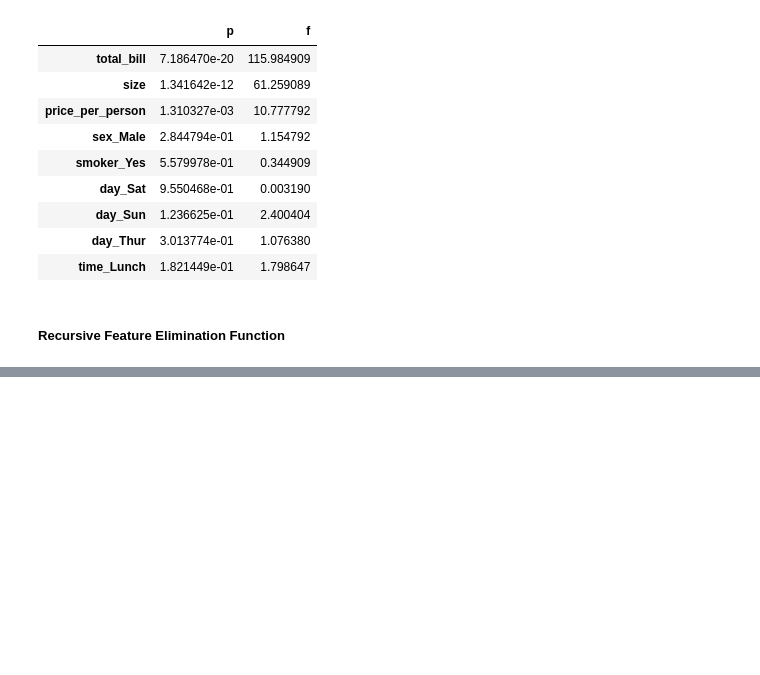
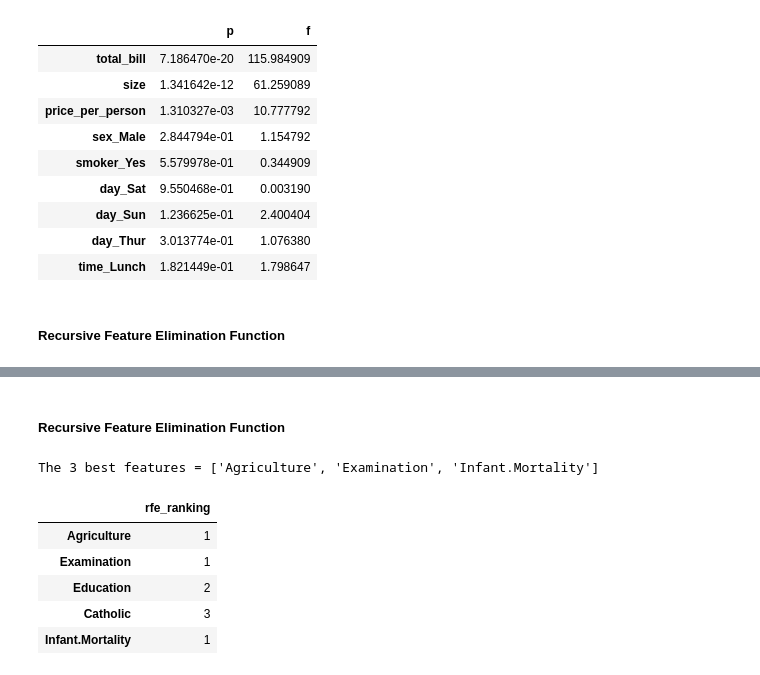
Before and after one commit to NSharick/regression-exercises, a Jupyter notebook: feature_engineering.ipynb, the cells around one changed output, grey strips where cells are left out. Cells and saved outputs as stored; diff of their text form; code cells hidden in the pictures; blank space fills up the shorter version.

```diff
--- a/feature_engineering.ipynb
+++ b/feature_engineering.ipynb
@@ -378,0 +463,13 @@ The 2 best features = ['total_bill', 'price_per_person']
+# %% [markdown]
+##### Recursive Feature Elimination Function
+# %%
+#run the rfe function from feature_engineering.py - call = (x, y, n_features)
+rfe(x_train, y_train, 3)
+# %% [output]
+The 3 best features = ['Agriculture', 'Examination', 'Infant.Mortality']
+|  | rfe_ranking |
+| Agriculture | 1 |
+| Examination | 1 |
+| Education | 2 |
+| Catholic | 3 |
+| Infant.Mortality | 1 |
```
Also changed, not shown: parts of 28 cells of this notebook, 1 other file.
